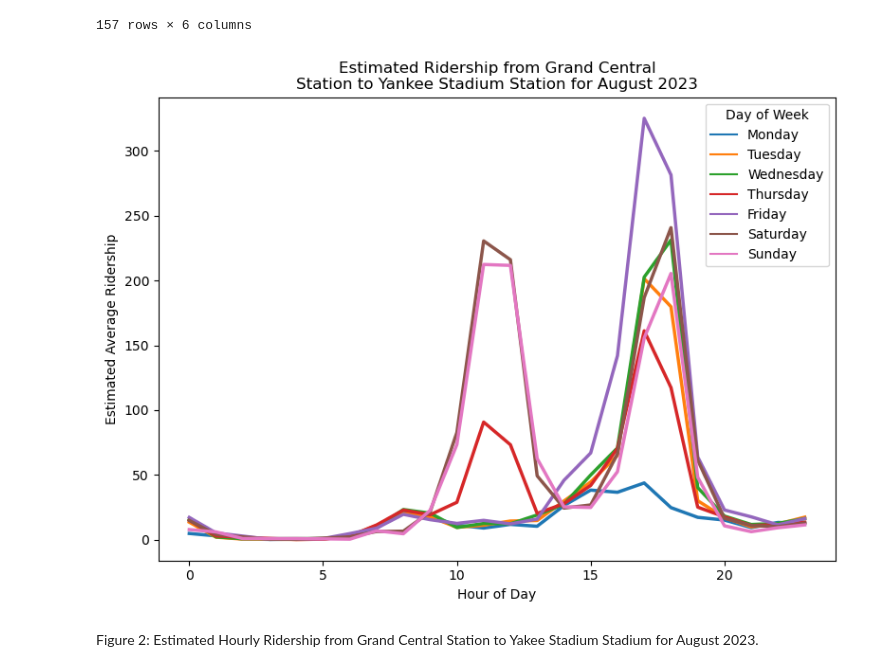
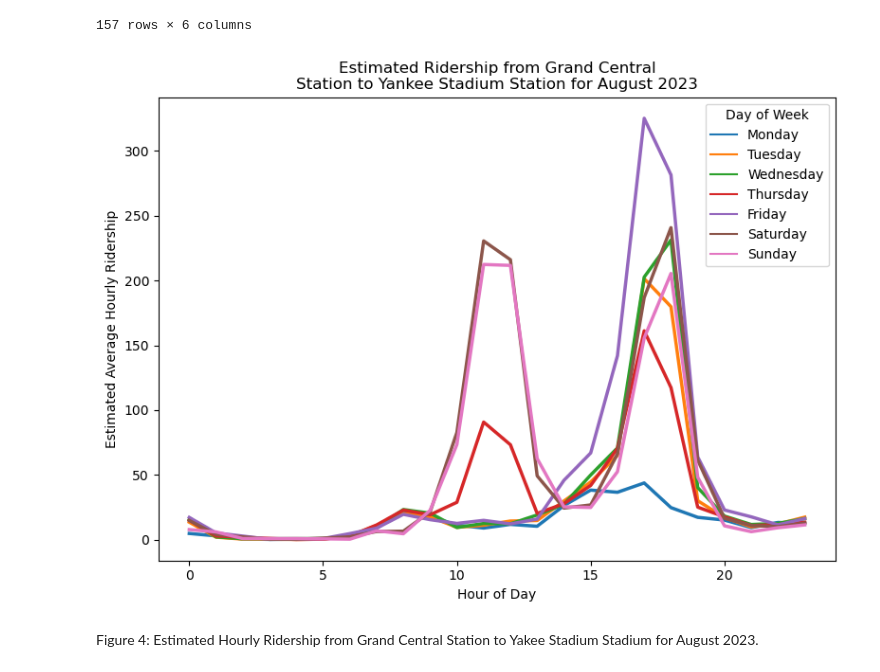
Before and after one commit to mebauer/mta-data, a Jupyter notebook: subway-trips.ipynb, the cells around one changed output. Cells and saved outputs as stored; diff of their text form; code cells hidden in the pictures.

```diff
--- a/subway-trips.ipynb
+++ b/subway-trips.ipynb
@@ -496,35 +550,36 @@ yankee_stadium
 # %%
 fig, ax = plt.subplots(figsize=(8, 6))
 
 hue_order = [
     'Monday', 'Tuesday',
     'Wednesday', 'Thursday','Friday',
     'Saturday', 'Sunday'
 ]
 
 sns.lineplot(
     data=yankee_stadium,
     x='hour_of_day',
     y='estimated_average_ridership',
     hue='day_of_week',
     palette="tab10",
     linewidth=2.5,
     hue_order=hue_order,
     ax=ax
 )
 
 ax.get_legend().set_title('Day of Week')
 
 plt.title('Estimated Ridership from Grand Central\n\
 Station to Yankee Stadium Station for August 2023')
 plt.xlabel('Hour of Day')
-plt.ylabel('Estimated Average Ridership')
+plt.ylabel('Estimated Average Hourly Ridership')
 
 plt.tight_layout()
+plt.savefig('figures/grand-central-yankees-august.png', dpi=200, bbox_inches='tight')
 # %% [output]
-[figure, old version]
+[figure, new version]
 # %% [markdown]
-Figure 2: Estimated Hourly Ridership from Grand Central Station to Yakee Stadium Stadium for August 2023.
+Figure 4: Estimated Hourly Ridership from Grand Central Station to Yakee Stadium Stadium for August 2023.
 # %%
 # close DuckDB connection
 con.close()
```
Also changed, not shown: parts of 13 cells of this notebook, 4 other files.
